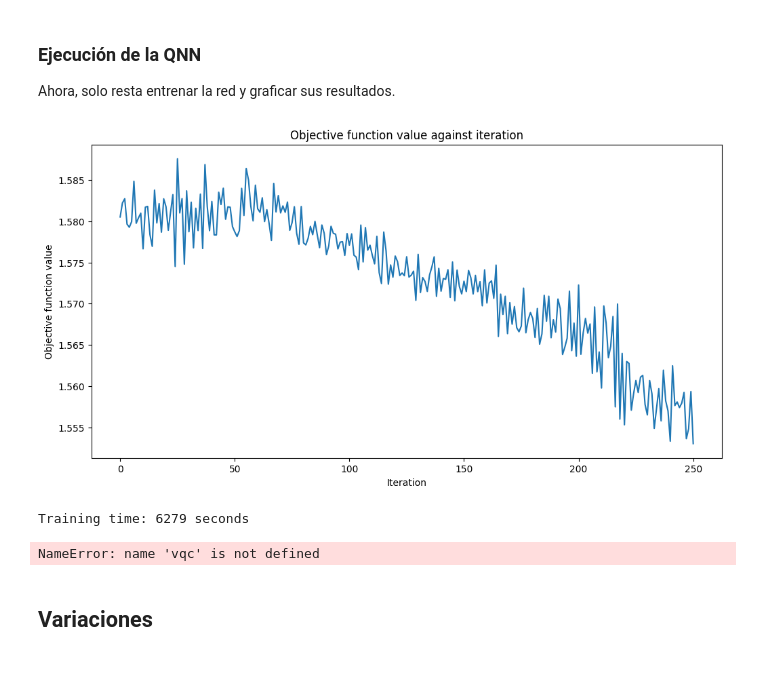
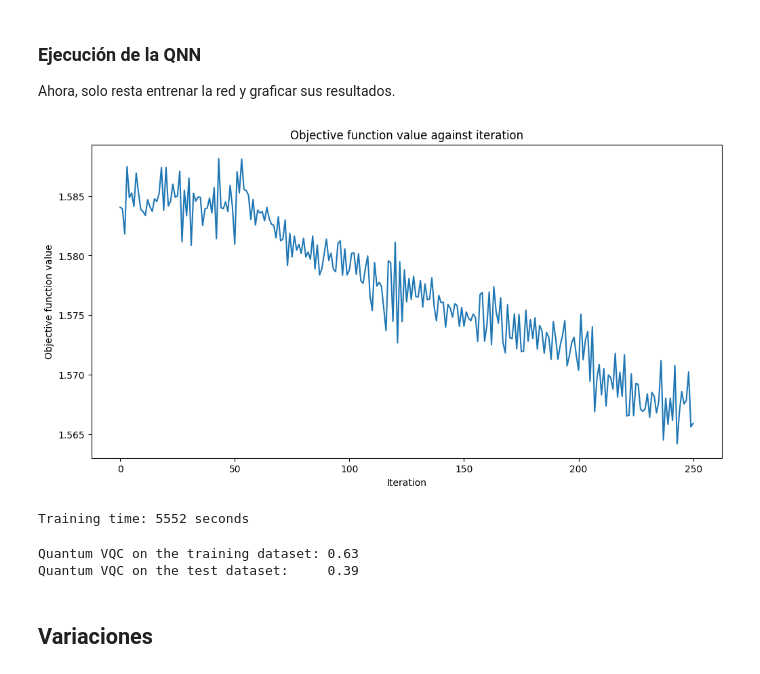
Before and after one commit to FernandoMond/Quantum-Machine-Learning, a Jupyter notebook: P2 Variacional/P1.2 QNN.ipynb, the cells around one changed output. Saved outputs shown, nothing was run; the diff lists cells and outputs as text; code cells hidden in the pictures.

Commit message:
Modelos entrenados

```diff
--- a/P2 Variacional/P1.2 QNN.ipynb
+++ b/P2 Variacional/P1.2 QNN.ipynb
@@ -97,7 +99,7 @@ plt.rcParams["figure.figsize"] = (12, 6)
 #Función que define la gráfica a mostrar mientras entrena el modelo
 
 def callback_graph(weights, obj_func_eval):
-    clear_output(wait=True)
+    clear_output(wait=False)
     objective_func_vals.append(obj_func_eval)
     plt.title("Objective function value against iteration")
     plt.xlabel("Iteration")
@@ -112,43 +114,47 @@ Finalmente, armamos nuestra red neuronal en base a todas las componentes previam
 ### Ejecución de la QNN
 
 Ahora, solo resta entrenar la red y graficar sus resultados.
-# %%
-
-#Entrenamos el modelo
-
-#Caso 1: Classifier TwoLocal, Optimizer SPSA
-
-
-sampler = Sampler()
-
-
-vqc = VQC(
-    sampler=sampler,
-    feature_map=featureMap,
-    ansatz=classifier,
-    optimizer=optimizer,
-    callback=callback_graph,
-)
-
-
-
-start = time.time()
-vqc.fit(features_train, labels_train)
-elapsed = time.time() - start
-
-print(f"Training time: {round(elapsed)} seconds")
-
-#Ploteamos los resultados
-# %% [output]
-[figure, removed]
-Training time: 6279 seconds
+# %%
+
+#Entrenamos el modelo
+
+#Caso 1: Classifier TwoLocal, Optimizer SPSA
+
+
+sampler = Sampler()
+
+
+
+vqc = VQC(
+    sampler=sampler,
+    feature_map=featureMap,
+    ansatz=classifier,
+    optimizer=optimizer,
+    callback=callback_graph,
+)
+
+# clear objective value history
+objective_func_vals = []
+plt.clf()
+
+start = time.time()
+vqc.fit(features_train, labels_train)
+elapsed = time.time() - start
+
+print(f"Training time: {round(elapsed)} seconds")
+
+#Ploteamos los resultados
+# %% [output]
+[figure, added]
+Training time: 5552 seconds
 # %%
-train_score_q1 = vqc.score(train_features, train_labels)
-test_score_q1 = vqc.score(test_features, test_labels)
+train_score_q1 = vqc.score(features_train, labels_train)
+test_score_q1 = vqc.score(features_test, labels_test)
 
 print(f"Quantum VQC on the training dataset: {train_score_q1:.2f}")
 print(f"Quantum VQC on the test dataset:     {test_score_q1:.2f}")
 # %% [output]
-NameError: name 'vqc' is not defined
+Quantum VQC on the training dataset: 0.63
+Quantum VQC on the test dataset:     0.39
 # %% [markdown]
 ## Variaciones
```
Also changed, not shown: parts of 34 cells of this notebook.
